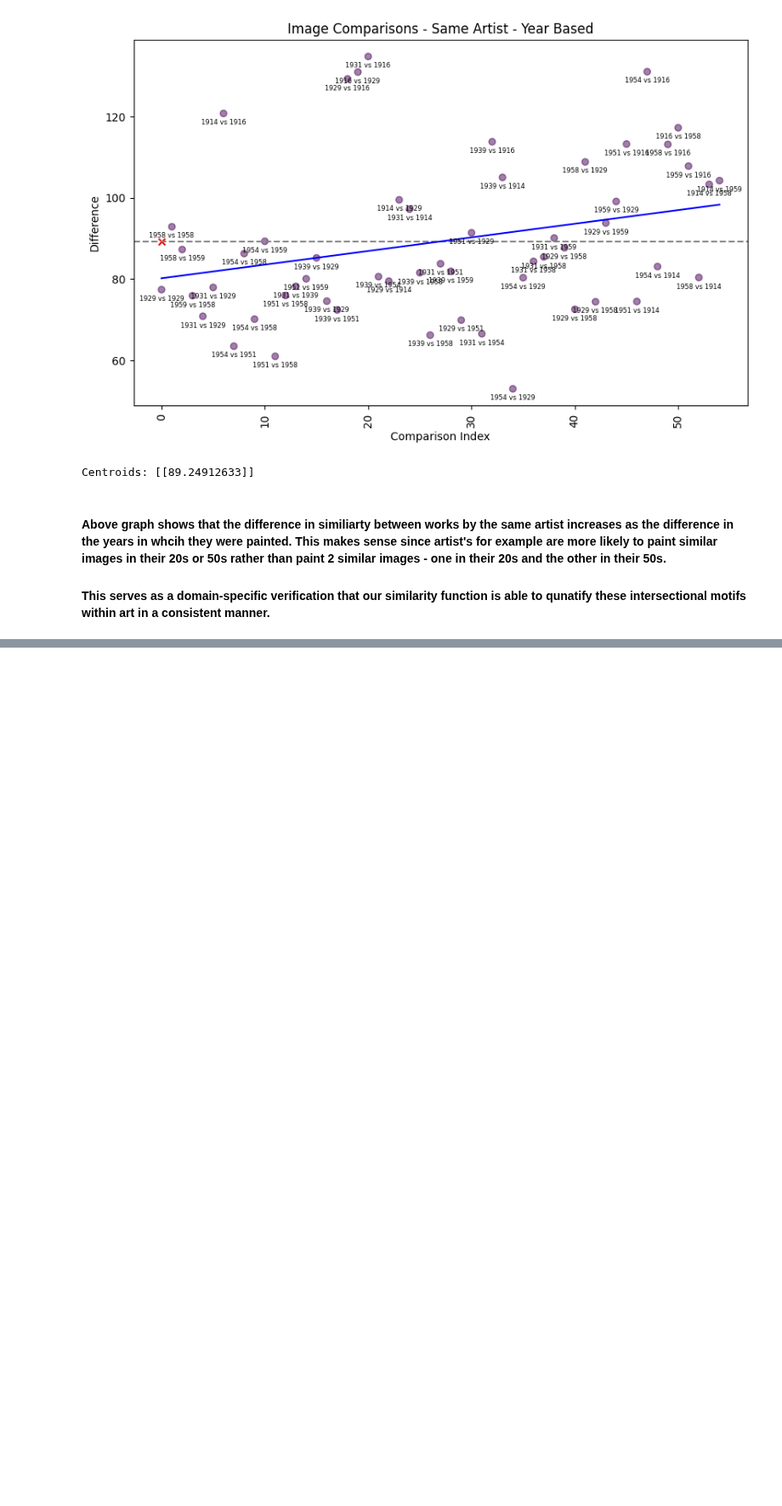
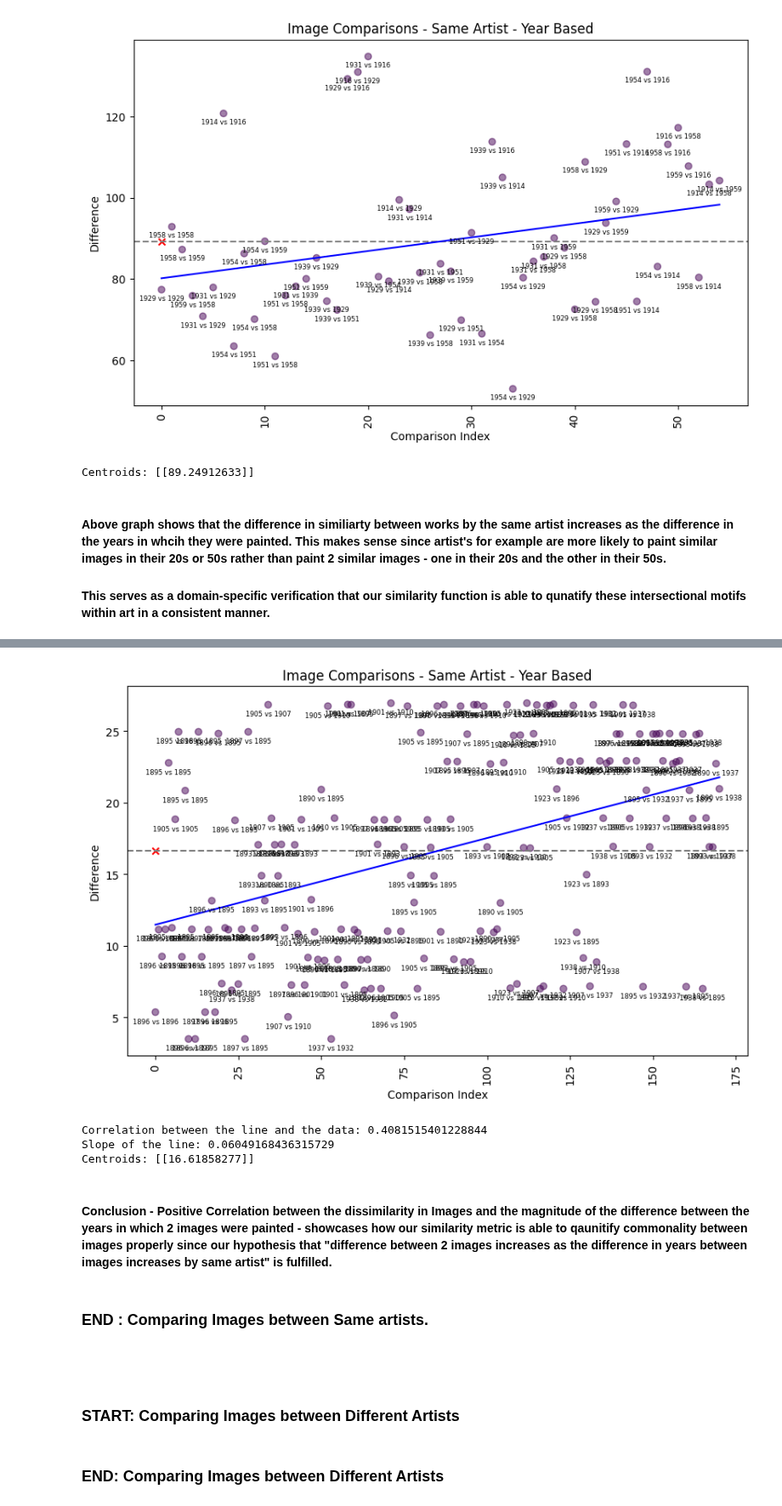
Before and after one commit to zach-marto/ArtInsight-ML, a Jupyter notebook: Pretrained_model/second_ver_pretrained.ipynb, the cells around one changed output, grey strips where cells are left out. Shown at 85% size. Saved outputs shown, nothing was run; the diff lists cells and outputs as text; code cells hidden in the pictures; blank space fills up the shorter version.

```diff
--- a/Pretrained_model/second_ver_pretrained.ipynb
+++ b/Pretrained_model/second_ver_pretrained.ipynb
@@ -1259,0 +1483,3 @@ Centroids: [[89.24912633]]
+# %%
+# getting differences between all images in the artist's portfolio across all attributes
+picasso_image_descriptions = final_get_image_description_labels(picasso_images)
@@ -1259,0 +1546,18 @@ Centroids: [[89.24912633]]
+# %%
+year_sorted_picasso_comparisons_style = final_sort_comparisons_by_year_difference(label_change_year(style_picasso_comparisons, picasso_images))
+visualize_comparisons_modified(year_sorted_picasso_comparisons_style)
+# %% [output]
+[figure, added]
+Correlation between the line and the data: 0.4081515401228844
+Slope of the line: 0.06049168436315729
+Centroids: [[16.61858277]]
+# %% [markdown]
+#### Conclusion - Positive Correlation between the dissimilarity in Images and the magnitude of the difference between the years in which 2 images were painted - showcases how our similarity metric is able to qaunitify commonality between images properly since our hypothesis that "difference between 2 images increases as the difference in years between images increases by same artist" is fulfilled.
+# %% [markdown]
+### END : Comparing Images between Same artists.
+# %% [markdown]
+####
+# %% [markdown]
+### START: Comparing Images between Different Artists
+# %% [markdown]
+### END: Comparing Images between Different Artists
```
Also changed, not shown: parts of 24 cells of this notebook, 1 other file.
